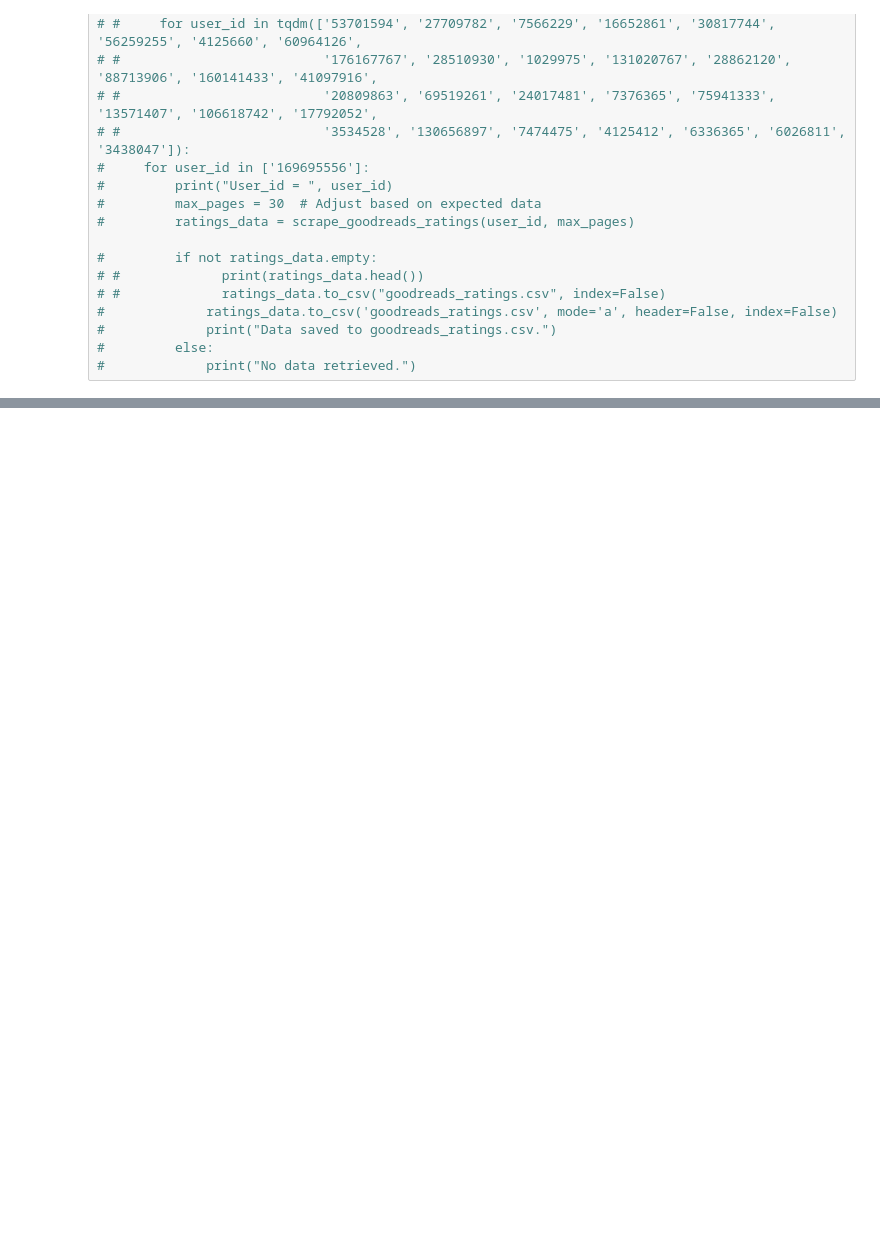
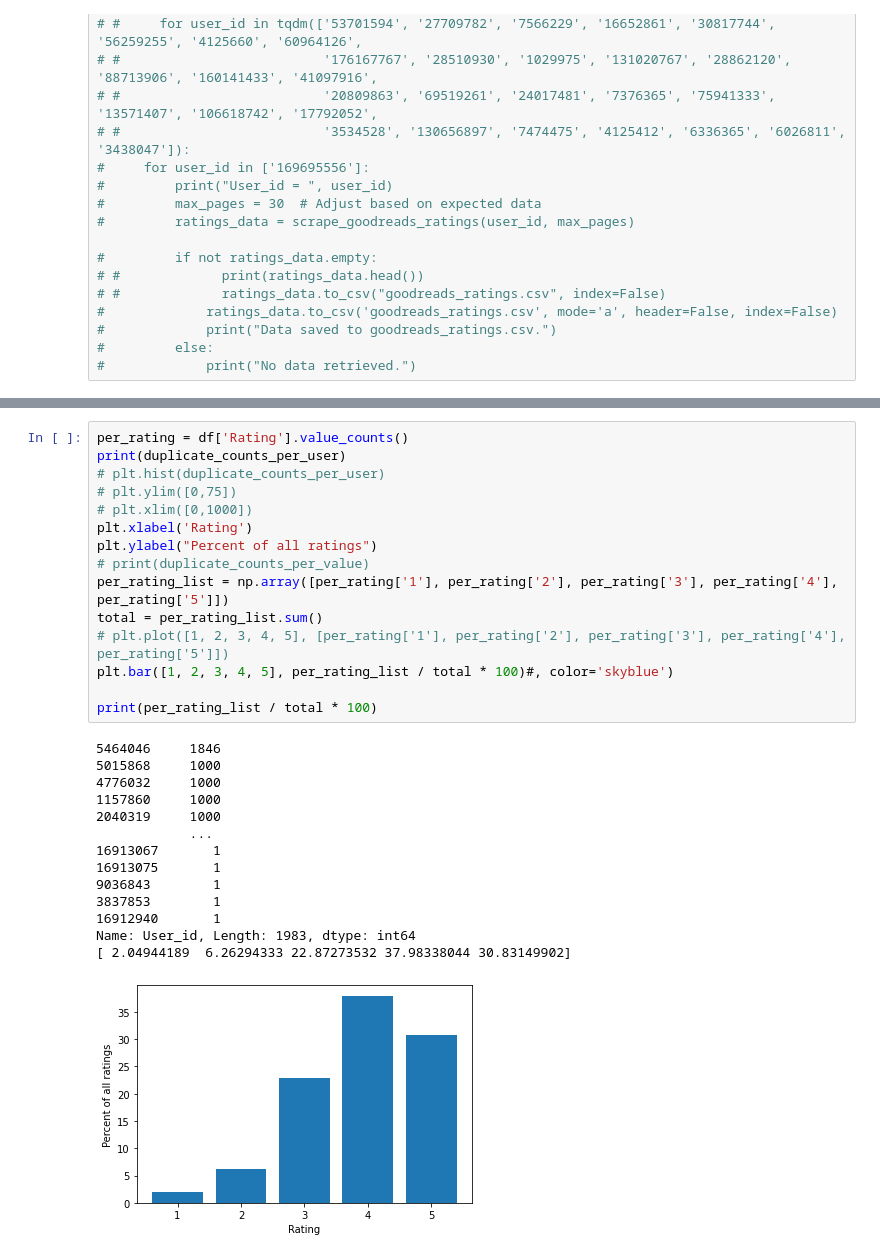
Before and after one commit to KatieJ16/book_predictor, a Jupyter notebook: goodreads_ratings_change_df.ipynb, the cells around one changed output, grey strips where cells are left out. Drawn from its saved outputs; the diff is of its cells as text; blank space fills up the shorter version.

```diff
--- a/goodreads_ratings_change_df.ipynb
+++ b/goodreads_ratings_change_df.ipynb
@@ -320,0 +318,30 @@ Text(0, 0.5, 'Readers')
+# %%
+per_rating = df['Rating'].value_counts()
+print(duplicate_counts_per_user)
+# plt.hist(duplicate_counts_per_user)
+# plt.ylim([0,75])
+# plt.xlim([0,1000])
+plt.xlabel('Rating')
+plt.ylabel("Percent of all ratings")
+# print(duplicate_counts_per_value)
+per_rating_list = np.array([per_rating['1'], per_rating['2'], per_rating['3'], per_rating['4'], per_rating['5']])
+total = per_rating_list.sum()
+# plt.plot([1, 2, 3, 4, 5], [per_rating['1'], per_rating['2'], per_rating['3'], per_rating['4'], per_rating['5']])
+plt.bar([1, 2, 3, 4, 5], per_rating_list / total * 100)#, color='skyblue')
+
+print(per_rating_list / total * 100)
+# %% [output]
+5464046     1846
+5015868     1000
+4776032     1000
+1157860     1000
+2040319     1000
+            ...
+16913067       1
+16913075       1
+9036843        1
+3837853        1
+16912940       1
+Name: User_id, Length: 1983, dtype: int64
+[ 2.04944189  6.26294333 22.87273532 37.98338044 30.83149902]
+[figure, added]
```
Also changed, not shown: parts of 10 cells of this notebook, 11 other files.
